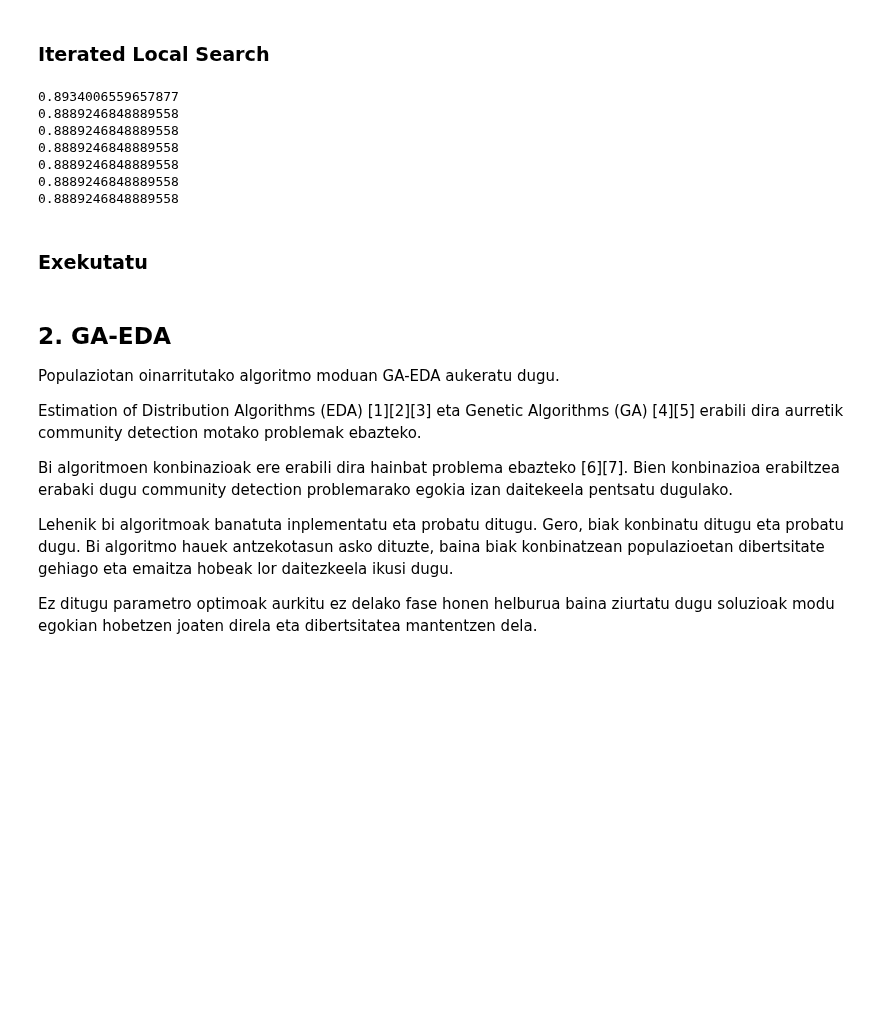
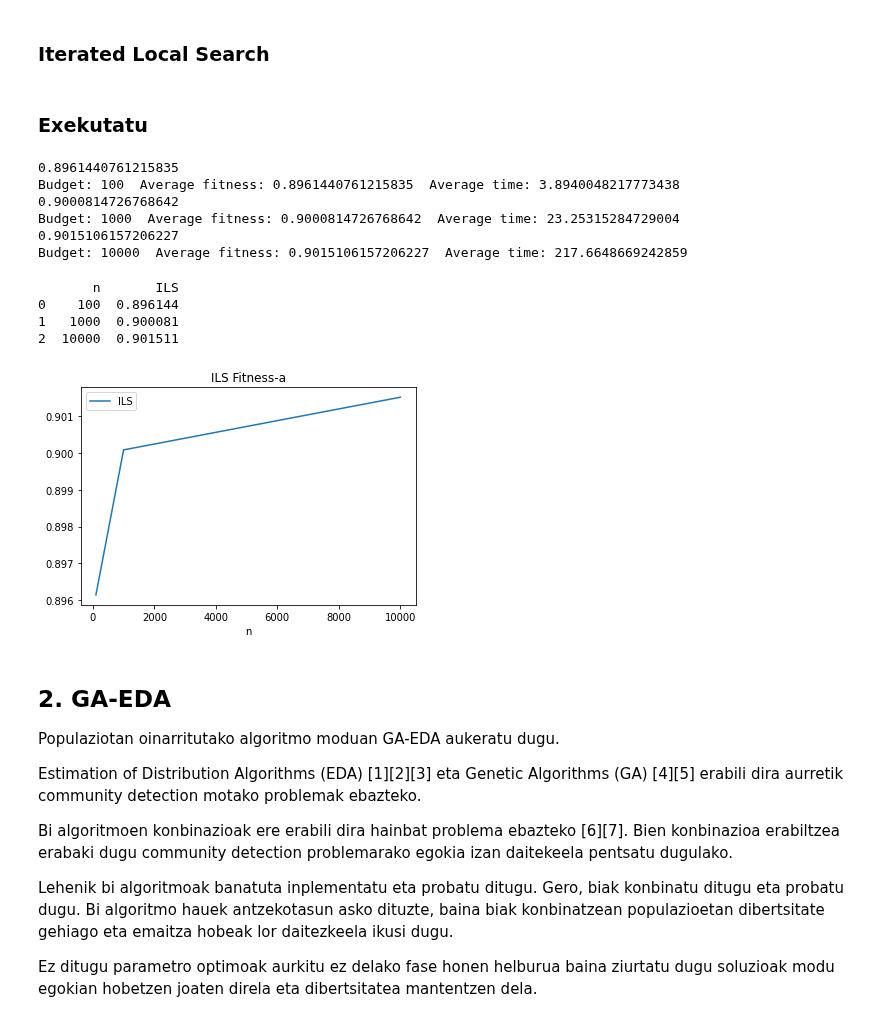
Before and after one commit to juletx/community-detection, a Jupyter notebook: notebooks/CDP_2_fasea_Ikasle.ipynb, the cells around one changed output. Saved outputs shown, nothing was run; the diff lists cells and outputs as text; code cells hidden in the pictures; blank space fills up the shorter version.

Commit message:
Fix images and remove unused images

```diff
--- a/notebooks/CDP_2_fasea_Ikasle.ipynb
+++ b/notebooks/CDP_2_fasea_Ikasle.ipynb
@@ -975,14 +995,4 @@ def ILS(G, max_evals, com_count, grade, temp_initial=0.025, temp_update=0.9):
     return (best_fitness, best_solution, evals)
-# %%
-best_fitness, best_solution, evals = ILS(G, 1000, 50, 4)
-# %% [output]
-0.8934006559657877
-0.8889246848889558
-0.8889246848889558
-0.8889246848889558
-0.8889246848889558
-0.8889246848889558
-0.8889246848889558
 # %% [markdown]
 ### Exekutatu
 # %%
@@ -993,15 +1003,16 @@ from tqdm import tqdm
 import time as tm
 
 # Egin exekuzioak budget desberdinetarako: 10, 100, 1000, 10000...
-def run_search(function, com_count, budget=5, repetitions=1):
+def run_search(function, com_count, grade, budget=5, repetitions=1):
     list_budget = []
     list_fit = []
     list_time = []
-    for exp in range(1, budget):
+    for exp in range(2, budget):
         budget = 10 ** exp
         avg_fit = 0
         avg_time = 0
-        for rep in tqdm(range(repetitions), position=0, leave=True):
+        # for rep in tqdm(range(repetitions), position=0, leave=True):
+        for rep in range(repetitions):
             start = tm.time()
             (fitness, sol, evals) = function(G, budget, com_count)
             end = tm.time()
@@ -1009,27 +1020,36 @@ def run_search(function, com_count, budget=5, repetitions=1):
             avg_fit += fitness
         avg_fit = avg_fit / repetitions
         avg_time = avg_time / repetitions
-        print()
         print("Budget:", budget, " Average fitness:", avg_fit, " Average time:", avg_time)
         list_budget.append(budget)
         list_fit.append(avg_fit)
         list_time.append(avg_time)
     return list_budget, list_fit, list_time
 # %%
-list_budget, list_fit_rs, list_time_rs = run_search(random_search, 50)
+list_budget, list_fit_ils, list_time_ils = run_search(ILS, 50, 2)
+# %% [output]
+0.8961440761215835
+Budget: 100  Average fitness: 0.8961440761215835  Average time: 3.8940048217773438
+0.9000814726768642
+Budget: 1000  Average fitness: 0.9000814726768642  Average time: 23.25315284729004
+0.9015106157206227
+Budget: 10000  Average fitness: 0.9015106157206227  Average time: 217.6648669242859
-# %%
-list_budget, list_fit_ils, list_time_ils = run_search(ILS, 50)
 # %%
 # Datuak gordetzeko egitura
-datuak = pd.DataFrame({"n": list_budget, "RS": list_fit_rs, "ILS": list_fit_ils})
+datuak = pd.DataFrame({"n": list_budget, "ILS": list_fit_ils})
 print(datuak)
 print()
 
 #Irudikatu emaitzak plot batean.
 ax = plt.gca()
-datuak.plot(kind='line', x='n', y='RS', ax=ax, title='Algoritmoen Firness-ak')
-datuak.plot(kind='line', x='n', y='ILS', ax=ax)
+datuak.plot(kind='line', x='n', y='ILS', ax=ax, title='ILS Fitness-a')
 plt.show()
+# %% [output]
+       n       ILS
+0    100  0.896144
+1   1000  0.900081
+2  10000  0.901511
+[figure, added]
 # %% [markdown]
 ## 2. GA-EDA
 
```
Also changed, not shown: parts of 42 cells of this notebook, 4 other files.
